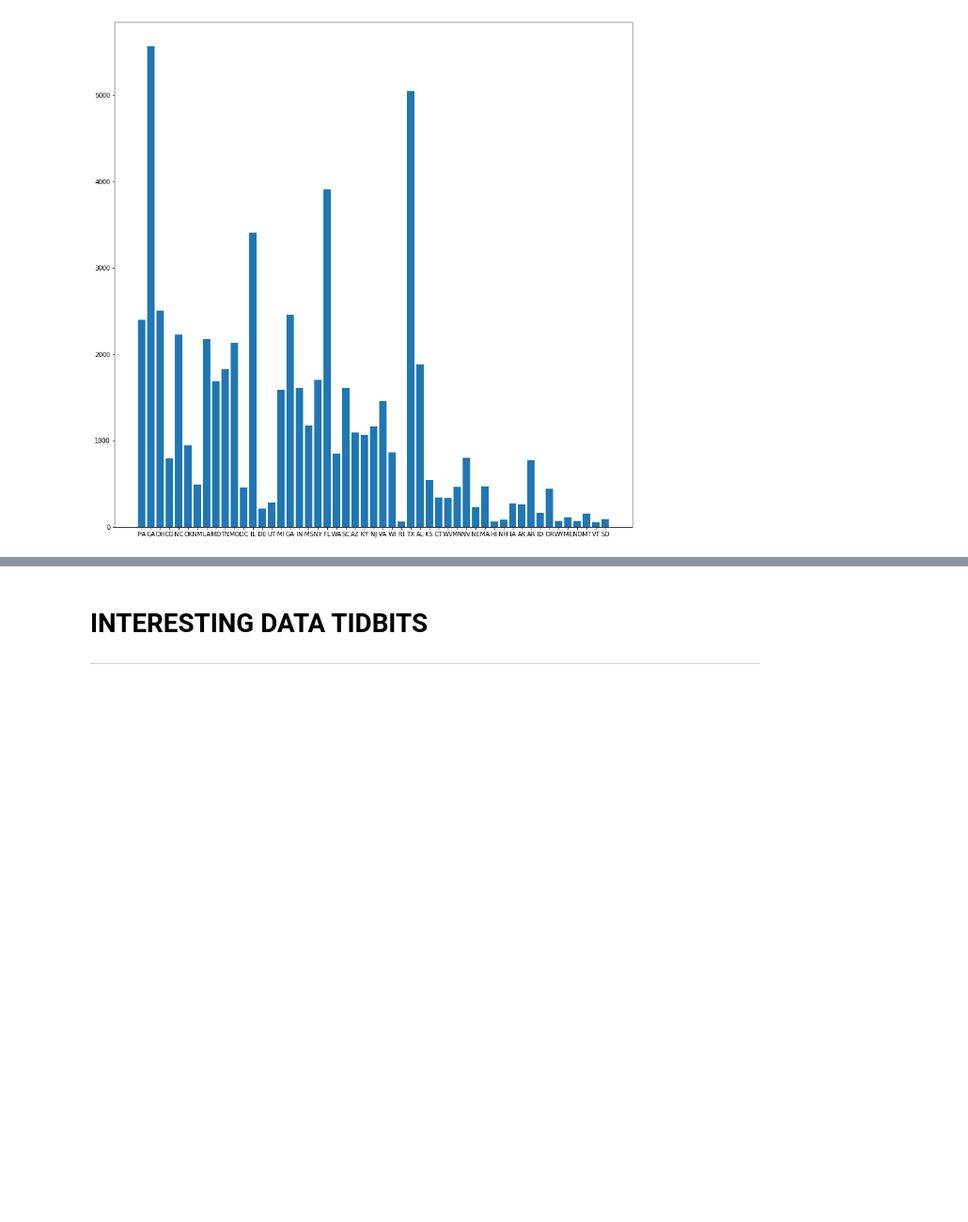
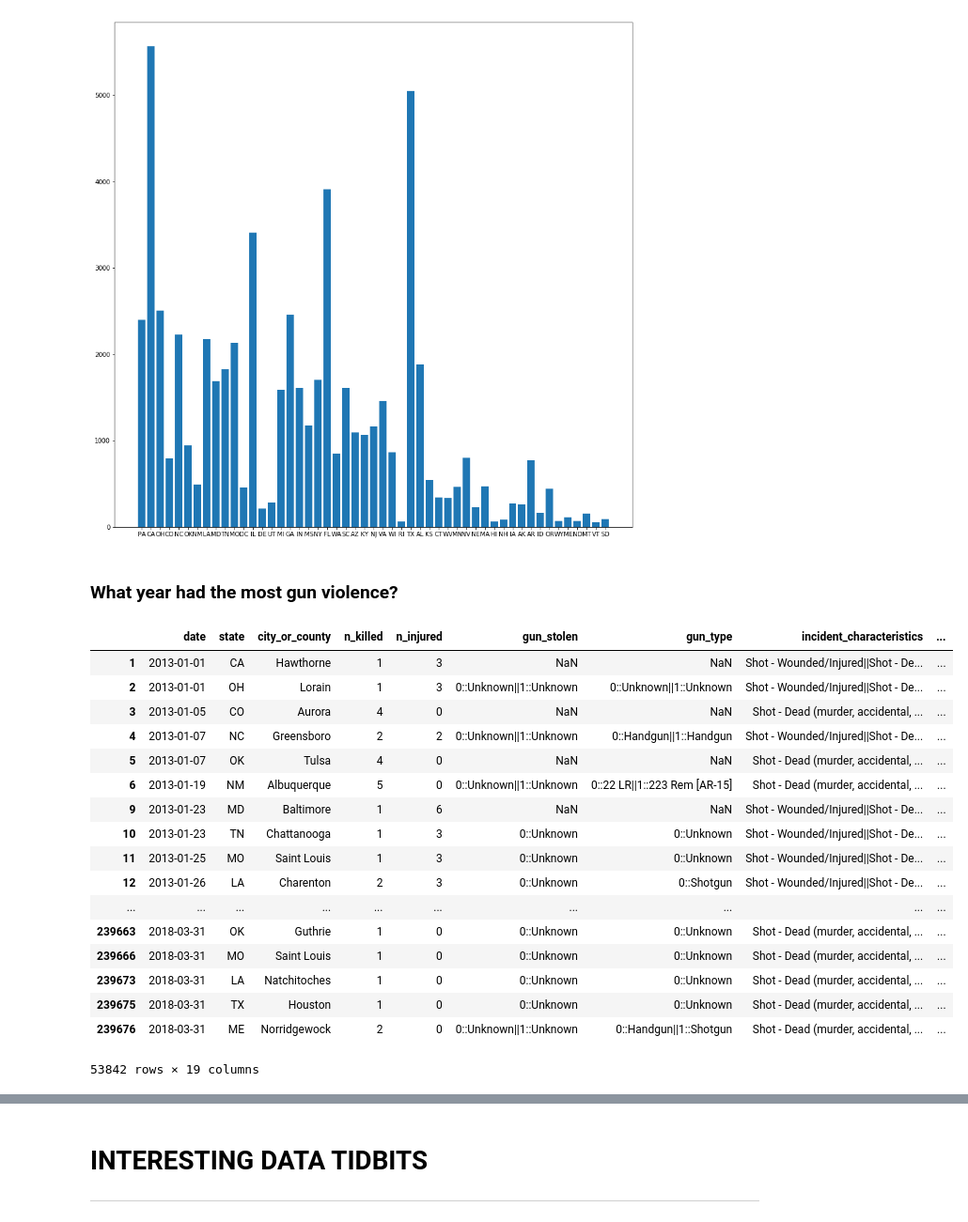
Before and after one commit to jayceazua/ds-1-1, a Jupyter notebook: ds-1-1-final-project/gun_violence_playground.ipynb, the cells around one changed output, grey strips where cells are left out. Shown: that part at 94% size. Saved outputs shown, nothing was run; the diff lists cells and outputs as text; code cells hidden in the pictures; blank space fills up the shorter version.

```diff
--- a/ds-1-1-final-project/gun_violence_playground.ipynb
+++ b/ds-1-1-final-project/gun_violence_playground.ipynb
@@ -244,3 +257,26 @@ plt.bar(states, deaths)
 # %% [output]
 <BarContainer object of 51 artists>
 [figure]
+# %% [markdown]
+### What year had the most gun violence?
+# %%
+df[df["n_killed"] >= 1]
+# %% [output]
+|  | date | state | city_or_county | n_killed | n_injured | gun_stolen | gun_type | incident_characteristics | ... |
+| 1 | 2013-01-01 | CA | Hawthorne | 1 | 3 | NaN | NaN | Shot - Wounded/Injured||Shot - De... | ... |
+| 2 | 2013-01-01 | OH | Lorain | 1 | 3 | 0::Unknown||1::Unknown | 0::Unknown||1::Unknown | Shot - Wounded/Injured||Shot - De... | ... |
+| 3 | 2013-01-05 | CO | Aurora | 4 | 0 | NaN | NaN | Shot - Dead (murder, accidental, ... | ... |
+| 4 | 2013-01-07 | NC | Greensboro | 2 | 2 | 0::Unknown||1::Unknown | 0::Handgun||1::Handgun | Shot - Wounded/Injured||Shot - De... | ... |
+| 5 | 2013-01-07 | OK | Tulsa | 4 | 0 | NaN | NaN | Shot - Dead (murder, accidental, ... | ... |
+| 6 | 2013-01-19 | NM | Albuquerque | 5 | 0 | 0::Unknown||1::Unknown | 0::22 LR||1::223 Rem [AR-15] | Shot - Dead (murder, accidental, ... | ... |
+| 9 | 2013-01-23 | MD | Baltimore | 1 | 6 | NaN | NaN | Shot - Wounded/Injured||Shot - De... | ... |
+| 10 | 2013-01-23 | TN | Chattanooga | 1 | 3 | 0::Unknown | 0::Unknown | Shot - Wounded/Injured||Shot - De... | ... |
+| 11 | 2013-01-25 | MO | Saint Louis | 1 | 3 | 0::Unknown | 0::Unknown | Shot - Wounded/Injured||Shot - De... | ... |
+| 12 | 2013-01-26 | LA | Charenton | 2 | 3 | 0::Unknown | 0::Shotgun | Shot - Wounded/Injured||Shot - De... | ... |
+| ... | ... | ... | ... | ... | ... | ... | ... | ... | ... |
+| 239663 | 2018-03-31 | OK | Guthrie | 1 | 0 | 0::Unknown | 0::Unknown | Shot - Dead (murder, accidental, ... | ... |
+| 239666 | 2018-03-31 | MO | Saint Louis | 1 | 0 | 0::Unknown | 0::Unknown | Shot - Dead (murder, accidental, ... | ... |
+| 239673 | 2018-03-31 | LA | Natchitoches | 1 | 0 | 0::Unknown | 0::Unknown | Shot - Dead (murder, accidental, ... | ... |
+| 239675 | 2018-03-31 | TX | Houston | 1 | 0 | 0::Unknown | 0::Unknown | Shot - Dead (murder, accidental, ... | ... |
+| 239676 | 2018-03-31 | ME | Norridgewock | 2 | 0 | 0::Unknown||1::Unknown | 0::Handgun||1::Shotgun | Shot - Dead (murder, accidental, ... | ... |
+53842 rows × 19 columns
```
Also changed, not shown: parts of 8 cells of this notebook.
